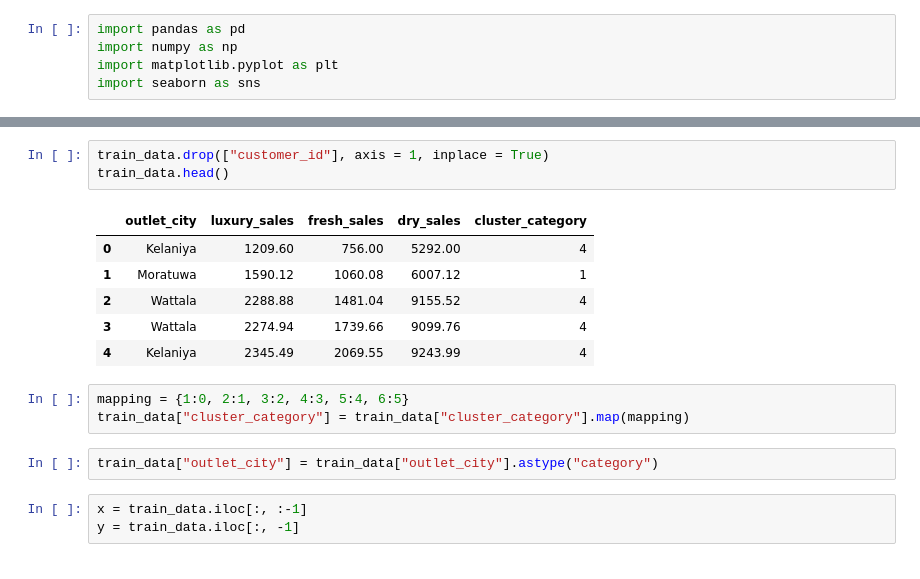
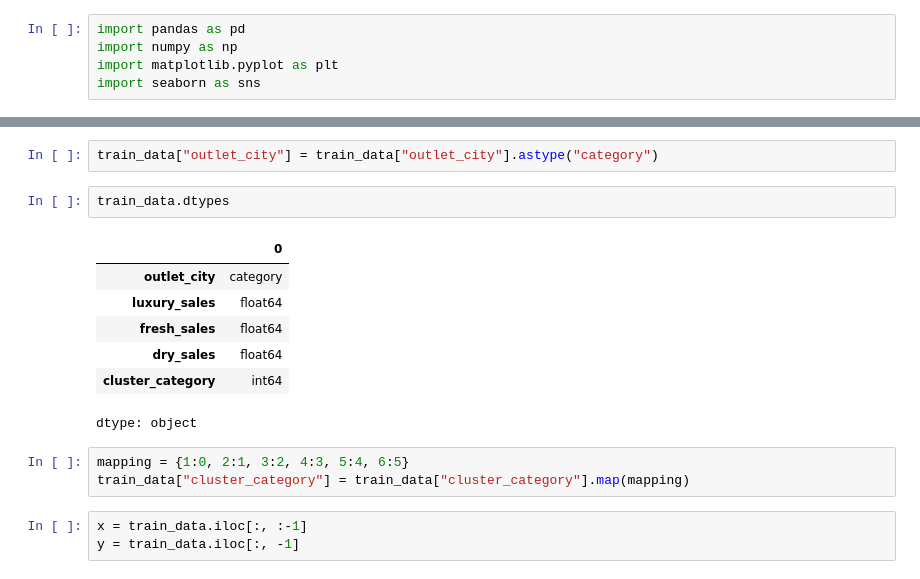
Before and after one commit to Krishnadayal/Data-Science-Project-Lifecycle, a Jupyter notebook: XGBoost.ipynb, the cells around one changed output, grey strips where cells are left out. Saved outputs shown, nothing was run; the diff lists cells and outputs as text.

```diff
--- a/XGBoost.ipynb
+++ b/XGBoost.ipynb
@@ -32,21 +30,21 @@ train_data.dtypes
 | dry_sales | float64 |
 | cluster_category | int64 |
 dtype: object
-# %%
-train_data.drop(["customer_id"], axis = 1, inplace = True)
-train_data.head()
-# %% [output]
-|  | outlet_city | luxury_sales | fresh_sales | dry_sales | cluster_category |
-| 0 | Kelaniya | 1209.60 | 756.00 | 5292.00 | 4 |
-| 1 | Moratuwa | 1590.12 | 1060.08 | 6007.12 | 1 |
-| 2 | Wattala | 2288.88 | 1481.04 | 9155.52 | 4 |
-| 3 | Wattala | 2274.94 | 1739.66 | 9099.76 | 4 |
-| 4 | Kelaniya | 2345.49 | 2069.55 | 9243.99 | 4 |
+# %%
+train_data["outlet_city"] = train_data["outlet_city"].astype("category")
+# %%
+train_data.dtypes
+# %% [output]
+|  | 0 |
+| outlet_city | category |
+| luxury_sales | float64 |
+| fresh_sales | float64 |
+| dry_sales | float64 |
+| cluster_category | int64 |
+dtype: object
 # %%
 mapping = {1:0, 2:1, 3:2, 4:3, 5:4, 6:5}
 train_data["cluster_category"] = train_data["cluster_category"].map(mapping)
-# %%
-train_data["outlet_city"] = train_data["outlet_city"].astype("category")
 # %%
 x = train_data.iloc[:, :-1]
 y = train_data.iloc[:, -1]
```
Also changed, not shown: parts of 17 cells of this notebook.
